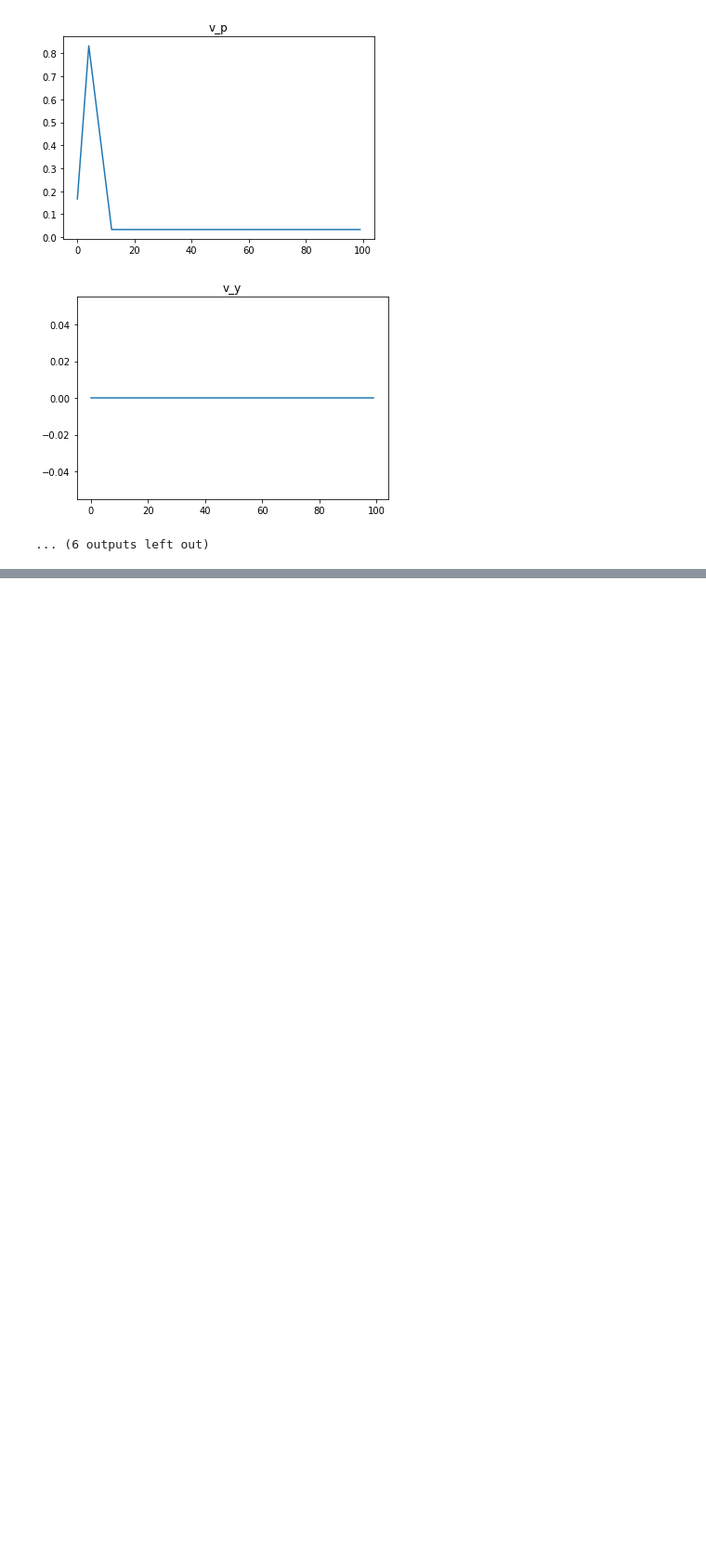
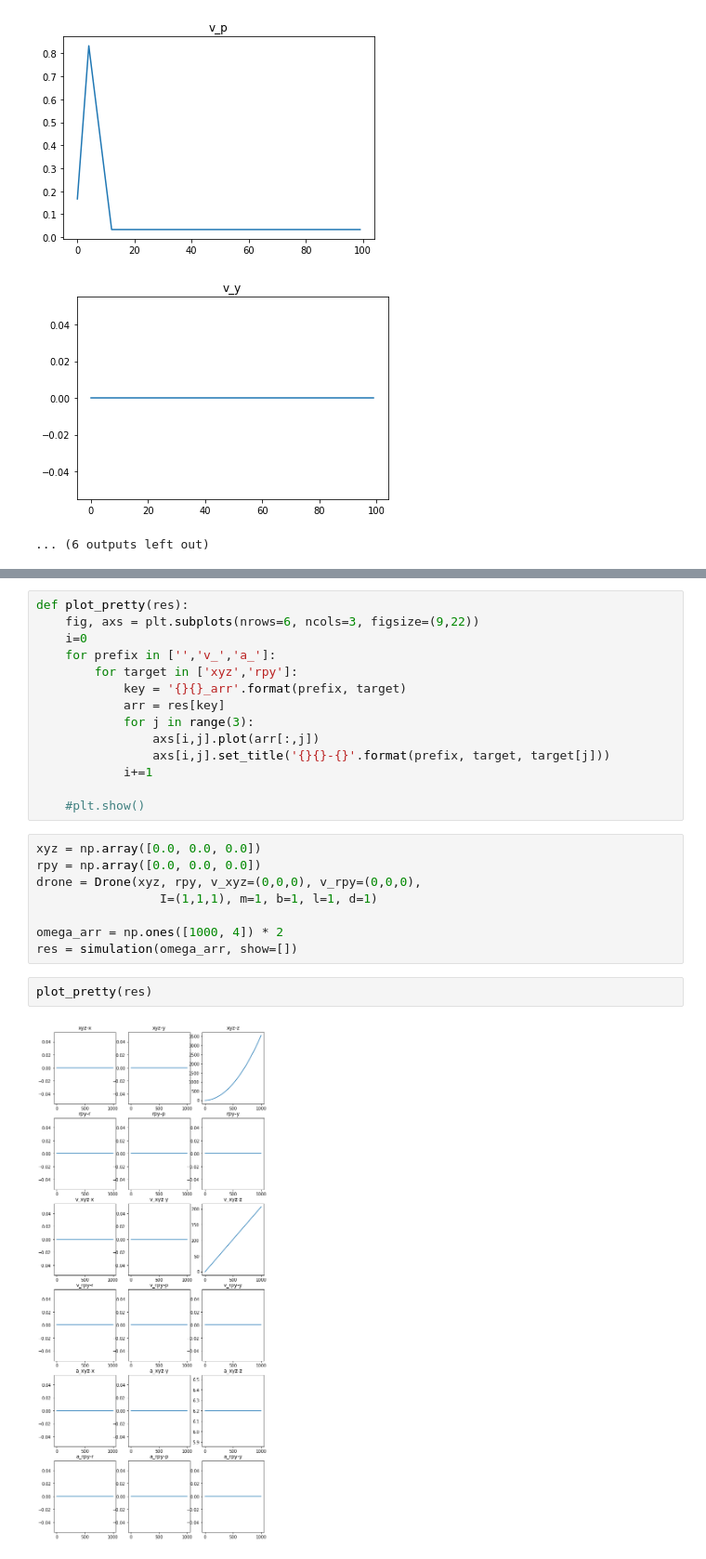
Before and after one commit to yiyuezhuo/robot_experiment, a Jupyter notebook: dynamic_drone/drone_test.ipynb, the cells around one changed output, grey strips where cells are left out. Shown at 93% size. Cells and saved outputs as stored; diff of their text form; blank space fills up the shorter version.

```diff
--- a/dynamic_drone/drone_test.ipynb
+++ b/dynamic_drone/drone_test.ipynb
@@ -242,0 +243,26 @@ array([[0.66290097, 0.64714888, 1.46102353, 1.04340284],
+# %%
+def plot_pretty(res):
+    fig, axs = plt.subplots(nrows=6, ncols=3, figsize=(9,22))
+    i=0
+    for prefix in ['','v_','a_']:
+        for target in ['xyz','rpy']:
+            key = '{}{}_arr'.format(prefix, target)
+            arr = res[key]
+            for j in range(3):
+                axs[i,j].plot(arr[:,j])
+                axs[i,j].set_title('{}{}-{}'.format(prefix, target, target[j]))
+            i+=1
+
+    #plt.show()
+# %%
+xyz = np.array([0.0, 0.0, 0.0])
+rpy = np.array([0.0, 0.0, 0.0])
+drone = Drone(xyz, rpy, v_xyz=(0,0,0), v_rpy=(0,0,0),
+                 I=(1,1,1), m=1, b=1, l=1, d=1)
+
+omega_arr = np.ones([1000, 4]) * 2
+res = simulation(omega_arr, show=[])
+# %%
+plot_pretty(res)
+# %% [output]
+[figure, added]
```
Also changed, not shown: parts of 6 cells of this notebook, 5 other files.
